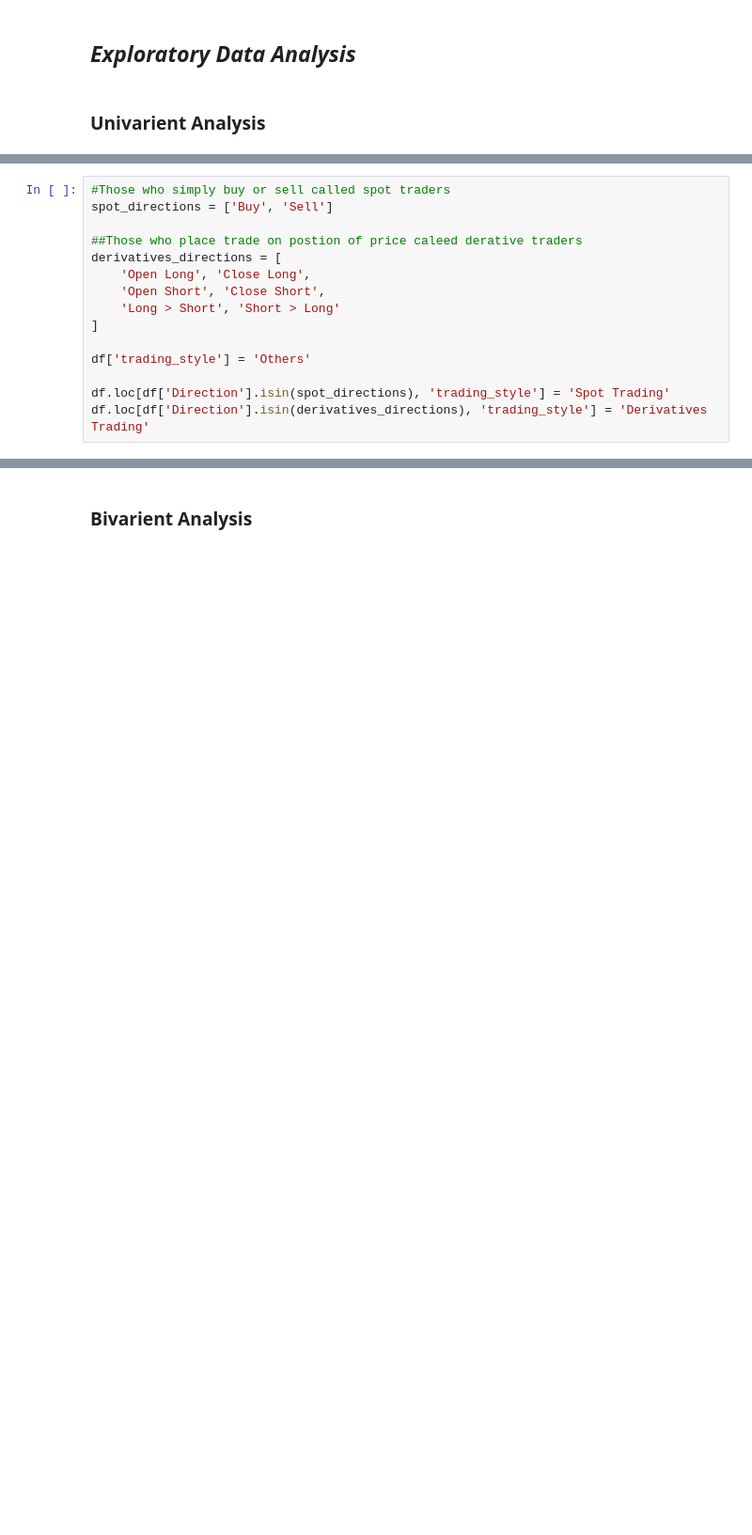
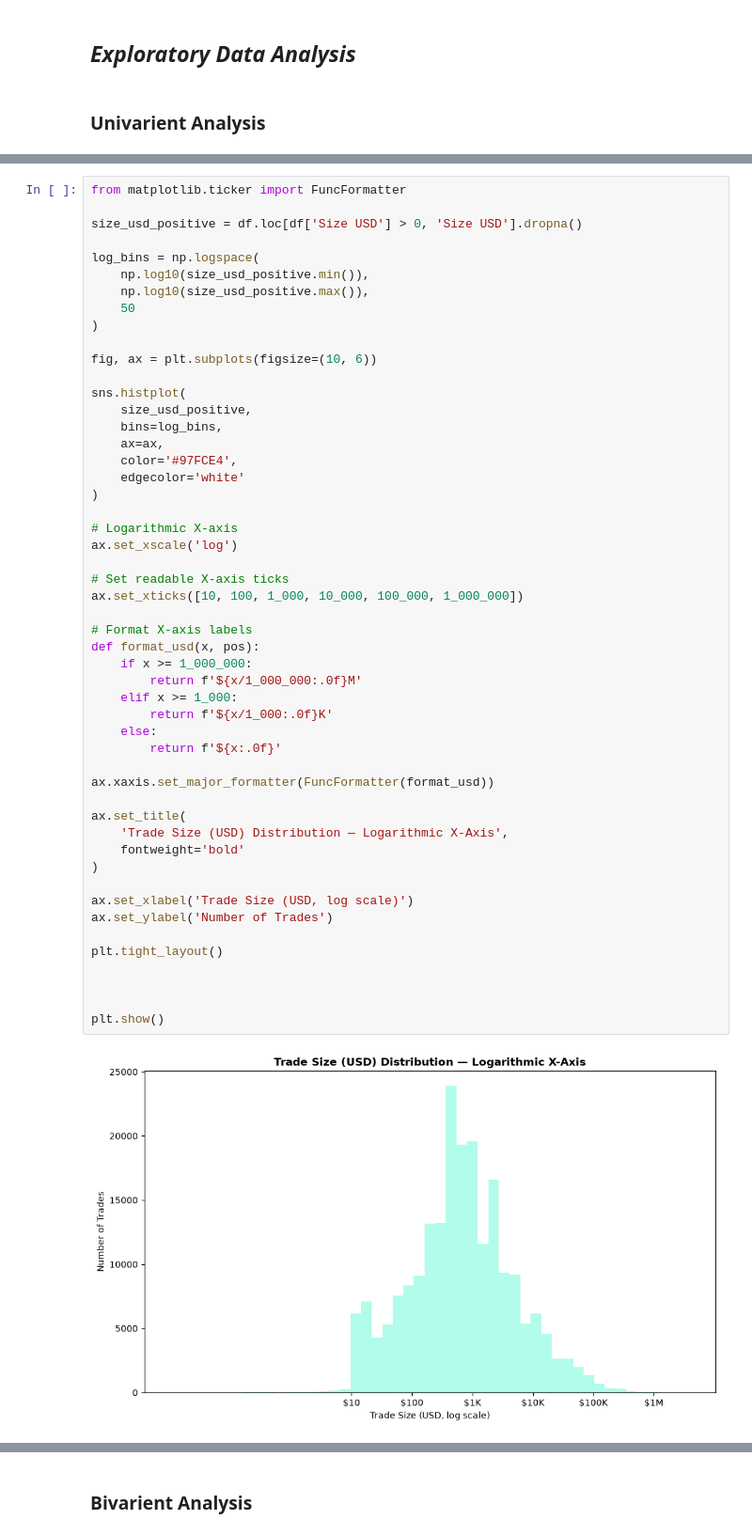
Before and after one commit to naanibabu/Trader_Behaviour_Analysis, a Jupyter notebook: project.ipynb, the cells around one changed output, grey strips where cells are left out. Shown at 94% size. Saved outputs shown, nothing was run; the diff lists cells and outputs as text; blank space fills up the shorter version.

```diff
--- a/project.ipynb
+++ b/project.ipynb
@@ -700,15 +631,0 @@ Name: count, dtype: int64
-# %%
-#Those who simply buy or sell called spot traders
-spot_directions = ['Buy', 'Sell']
-
-##Those who place trade on postion of price caleed derative traders
-derivatives_directions = [
-    'Open Long', 'Close Long',
-    'Open Short', 'Close Short',
-    'Long > Short', 'Short > Long'
-]
-
-df['trading_style'] = 'Others'
-
-df.loc[df['Direction'].isin(spot_directions), 'trading_style'] = 'Spot Trading'
-df.loc[df['Direction'].isin(derivatives_directions), 'trading_style'] = 'Derivatives Trading'
@@ -743,0 +660,53 @@ Plot 'outputs\trading_style.png' already exists - skipping save
+# %%
+from matplotlib.ticker import FuncFormatter
+
+size_usd_positive = df.loc[df['Size USD'] > 0, 'Size USD'].dropna()
+
+log_bins = np.logspace(
+    np.log10(size_usd_positive.min()),
+    np.log10(size_usd_positive.max()),
+    50
+)
+
+fig, ax = plt.subplots(figsize=(10, 6))
+
+sns.histplot(
+    size_usd_positive,
+    bins=log_bins,
+    ax=ax,
+    color='#97FCE4',
+    edgecolor='white'
+)
+
+# Logarithmic X-axis
+ax.set_xscale('log')
+
+# Set readable X-axis ticks
+ax.set_xticks([10, 100, 1_000, 10_000, 100_000, 1_000_000])
+
+# Format X-axis labels
+def format_usd(x, pos):
+    if x >= 1_000_000:
+        return f'${x/1_000_000:.0f}M'
+    elif x >= 1_000:
+        return f'${x/1_000:.0f}K'
+    else:
+        return f'${x:.0f}'
+
+ax.xaxis.set_major_formatter(FuncFormatter(format_usd))
+
+ax.set_title(
+    'Trade Size (USD) Distribution — Logarithmic X-Axis',
+    fontweight='bold'
+)
+
+ax.set_xlabel('Trade Size (USD, log scale)')
+ax.set_ylabel('Number of Trades')
+
+plt.tight_layout()
+
+
+
+plt.show()
+# %% [output]
+[figure, added]
```
Also changed, not shown: parts of 132 cells of this notebook, 43 other files.
